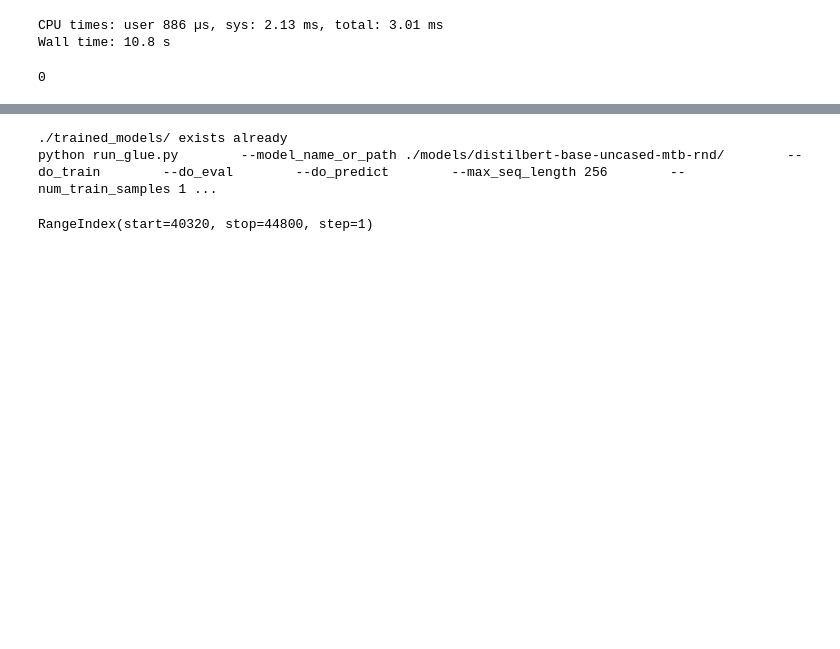
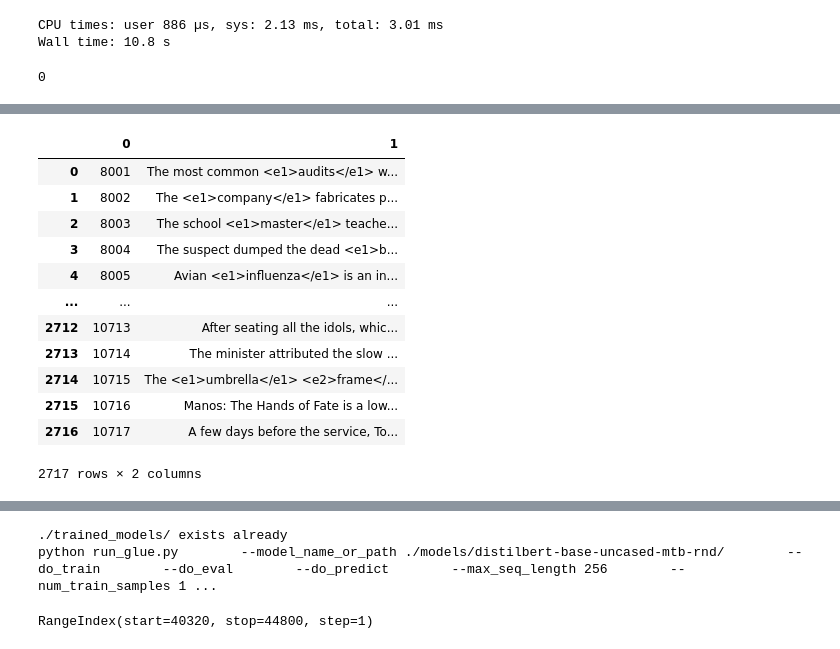
Before and after one commit to md-experiments/re-match-the-blanks, a Jupyter notebook: notebooks/Generating Data.ipynb, the cells around one changed output, grey strips where cells are left out. Saved outputs shown, nothing was run; the diff lists cells and outputs as text; code cells hidden in the pictures; blank space fills up the shorter version.

```diff
--- a/notebooks/Generating Data.ipynb
+++ b/notebooks/Generating Data.ipynb
@@ -115,0 +87,17 @@ round(246915368/10e5,1)
+# %%
+pd.read_csv('./data/SemEval2010_task8_all_data/SemEval2010_task8_testing_keys/TEST_FILE_CLEAN.TXT',
+            sep='\t',header=None)
+# %% [output]
+|  | 0 | 1 |
+| 0 | 8001 | The most common <e1>audits</e1> w... |
+| 1 | 8002 | The <e1>company</e1> fabricates p... |
+| 2 | 8003 | The school <e1>master</e1> teache... |
+| 3 | 8004 | The suspect dumped the dead <e1>b... |
+| 4 | 8005 | Avian <e1>influenza</e1> is an in... |
+| ... | ... | ... |
+| 2712 | 10713 | After seating all the idols, whic... |
+| 2713 | 10714 | The minister attributed the slow ... |
+| 2714 | 10715 | The <e1>umbrella</e1> <e2>frame</... |
+| 2715 | 10716 | Manos: The Hands of Fate is a low... |
+| 2716 | 10717 | A few days before the service, To... |
+2717 rows × 2 columns
```
Also changed, not shown: parts of 18 cells of this notebook, 2 other files.
